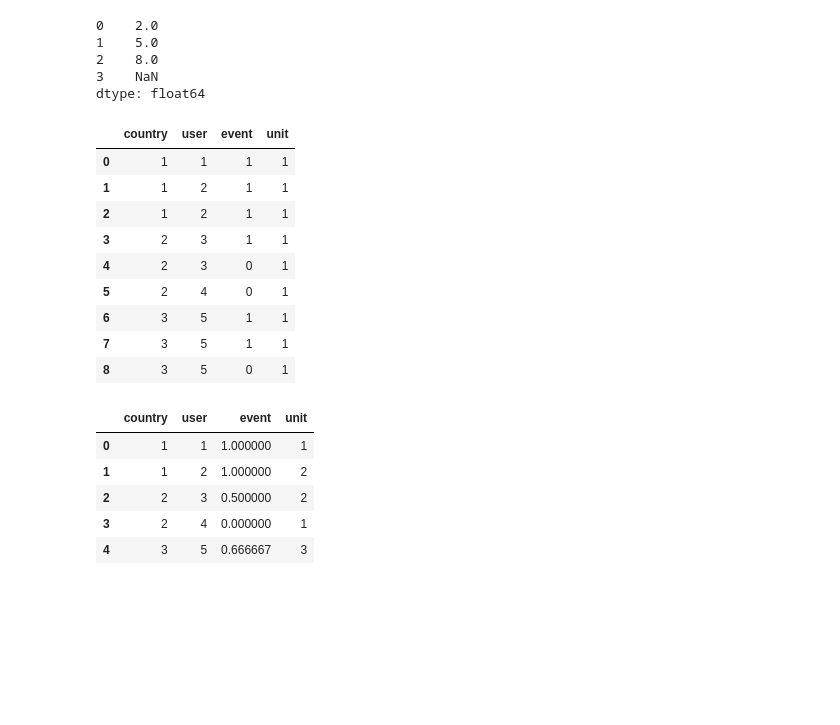
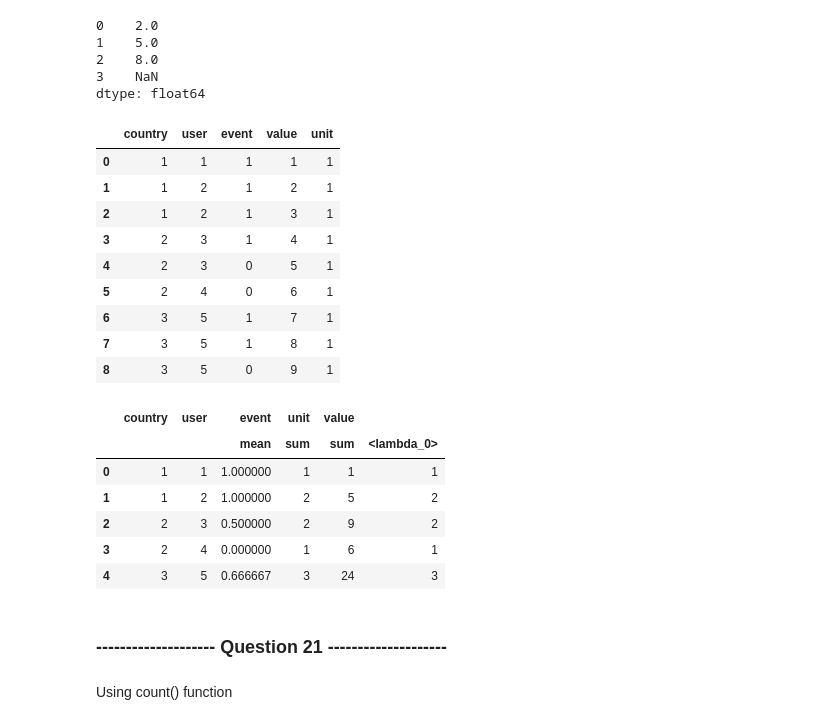
Before and after one commit to lselector/python_tutorials, a Jupyter notebook: c02_Pandas2.ipynb, the cells around one changed output. Saved outputs shown, nothing was run; the diff lists cells and outputs as text; code cells hidden in the pictures; blank space fills up the shorter version.

```diff
--- a/c02_Pandas2.ipynb
+++ b/c02_Pandas2.ipynb
@@ -1211,29 +1214,38 @@ dtype: float64
 # %%
 # combine groupby().agg()
 df = pd.DataFrame(data={
 'country': [1,1,1, 2,2,2, 3,3,3],
 'user'   : [1,2,2, 3,3,4, 5,5,5],
-'event'  : [1,1,1, 1,0,0, 1,1,0]})
+'event'  : [1,1,1, 1,0,0, 1,1,0],
+'value'  : [1,2,3, 4,5,6, 7,8,9]})
+# adding "unit" column to count rows in each group
 df['unit'] = 1
-df
+display(df)
 # %% [output]
-|  | country | user | event | unit |
-| 0 | 1 | 1 | 1 | 1 |
-| 1 | 1 | 2 | 1 | 1 |
-| 2 | 1 | 2 | 1 | 1 |
-| 3 | 2 | 3 | 1 | 1 |
-| 4 | 2 | 3 | 0 | 1 |
-| 5 | 2 | 4 | 0 | 1 |
-| 6 | 3 | 5 | 1 | 1 |
-| 7 | 3 | 5 | 1 | 1 |
-| 8 | 3 | 5 | 0 | 1 |
+|  | country | user | event | value | unit |
+| 0 | 1 | 1 | 1 | 1 | 1 |
+| 1 | 1 | 2 | 1 | 2 | 1 |
+| 2 | 1 | 2 | 1 | 3 | 1 |
+| 3 | 2 | 3 | 1 | 4 | 1 |
+| 4 | 2 | 3 | 0 | 5 | 1 |
+| 5 | 2 | 4 | 0 | 6 | 1 |
+| 6 | 3 | 5 | 1 | 7 | 1 |
+| 7 | 3 | 5 | 1 | 8 | 1 |
+| 8 | 3 | 5 | 0 | 9 | 1 |
 # %%
-df2 = df.groupby(['country','user'],as_index=False).agg({'event':np.mean, 'unit':np.sum})
+myfunc = lambda x: sum(x/x)
+mygroups = df.groupby(['country','user'], as_index=False)
+df2 = mygroups.agg({'event':np.mean, 'unit':np.sum, 'value':[np.sum, myfunc] })
 df2
 # %% [output]
-|  | country | user | event | unit |
-| 0 | 1 | 1 | 1.000000 | 1 |
-| 1 | 1 | 2 | 1.000000 | 2 |
-| 2 | 2 | 3 | 0.500000 | 2 |
-| 3 | 2 | 4 | 0.000000 | 1 |
-| 4 | 3 | 5 | 0.666667 | 3 |
+|  | country | user | event | unit | value |  |
+|  |  |  | mean | sum | sum | <lambda_0> |
+| 0 | 1 | 1 | 1.000000 | 1 | 1 | 1 |
+| 1 | 1 | 2 | 1.000000 | 2 | 5 | 2 |
+| 2 | 2 | 3 | 0.500000 | 2 | 9 | 2 |
+| 3 | 2 | 4 | 0.000000 | 1 | 6 | 1 |
+| 4 | 3 | 5 | 0.666667 | 3 | 24 | 3 |
+# %% [markdown]
+### -------------------- Question 21 --------------------
+# %% [markdown]
+Using count() function
```
Also changed, not shown: parts of 12 cells of this notebook.
